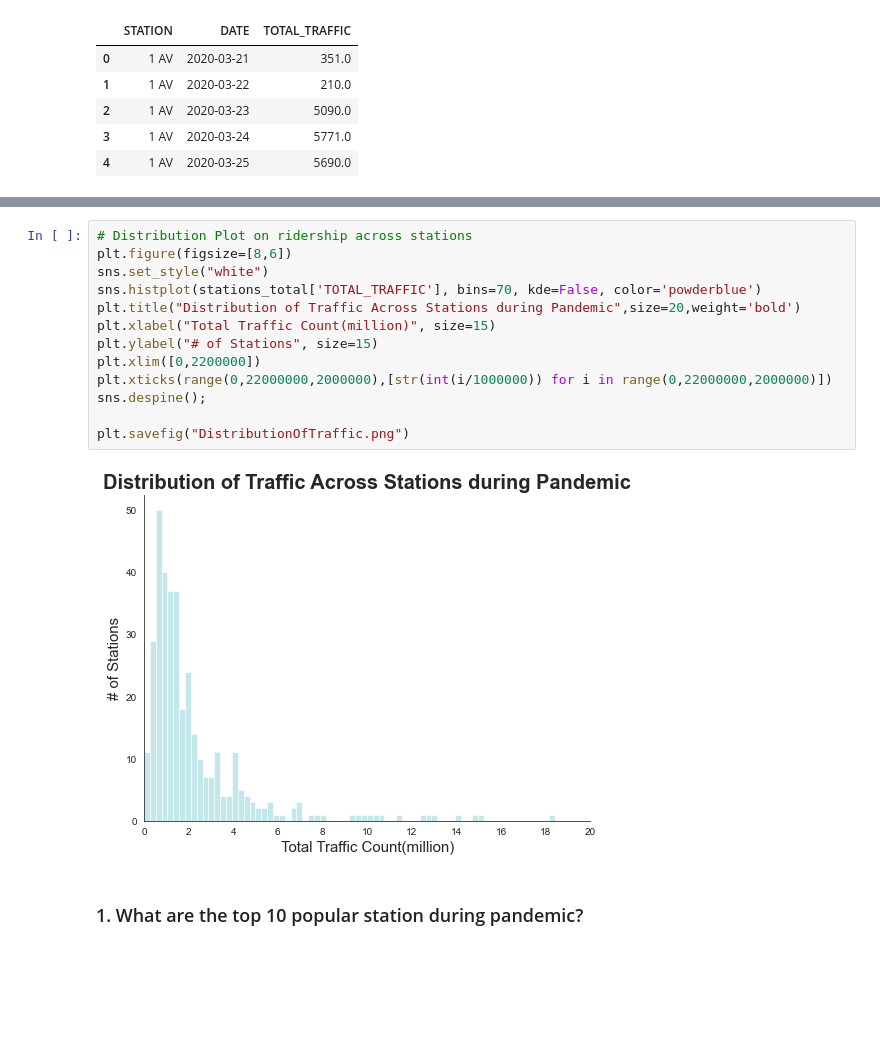
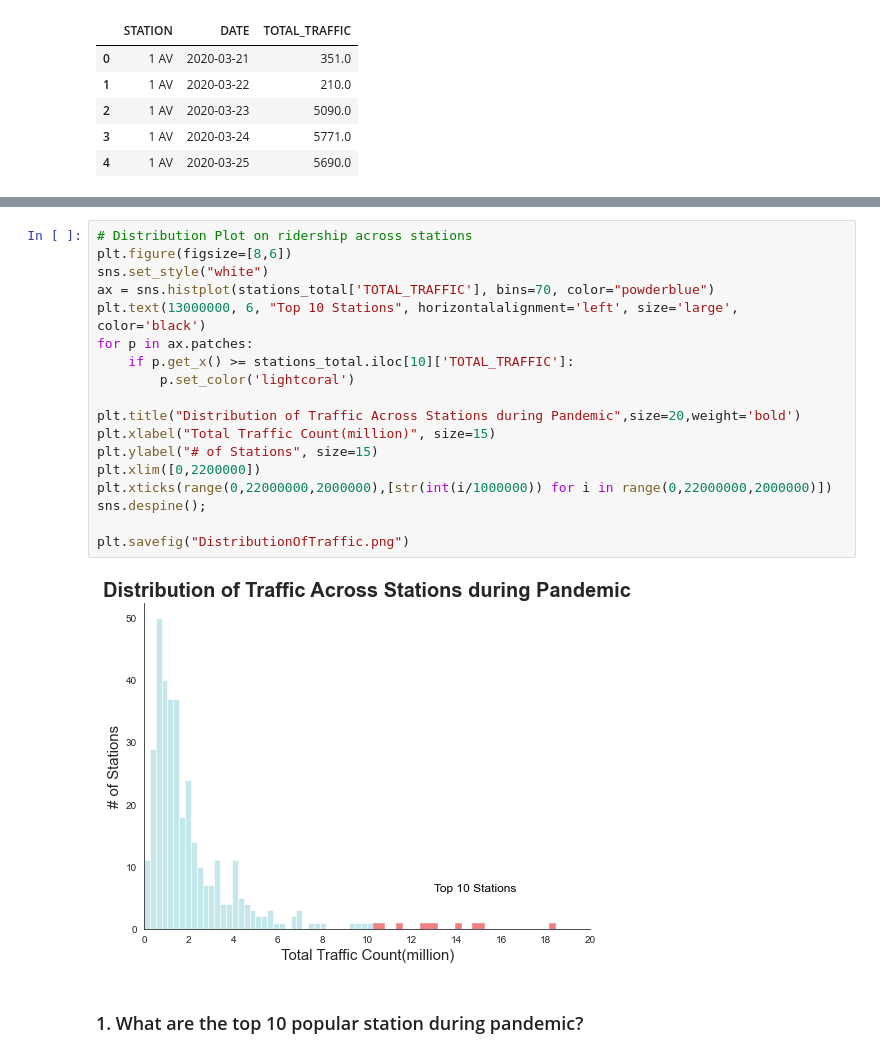
Before and after one commit to crystal-ctrl/EDA_MTA_Turnstile, a Jupyter notebook: 3_EDA_data_vis.ipynb, the cells around one changed output, grey strips where cells are left out. Saved outputs shown, nothing was run; the diff lists cells and outputs as text; blank space fills up the shorter version.

```diff
--- a/3_EDA_data_vis.ipynb
+++ b/3_EDA_data_vis.ipynb
@@ -73,18 +74,23 @@ stations_total.head(10)
-# %%
-# Distribution Plot on ridership across stations
-plt.figure(figsize=[8,6])
-sns.set_style("white")
-sns.histplot(stations_total['TOTAL_TRAFFIC'], bins=70, kde=False, color='powderblue')
-plt.title("Distribution of Traffic Across Stations during Pandemic",size=20,weight='bold')
-plt.xlabel("Total Traffic Count(million)", size=15)
-plt.ylabel("# of Stations", size=15)
-plt.xlim([0,2200000])
-plt.xticks(range(0,22000000,2000000),[str(int(i/1000000)) for i in range(0,22000000,2000000)])
-sns.despine();
-
-plt.savefig("DistributionOfTraffic.png")
-# %% [output]
-[figure, removed]
+# %%
+# Distribution Plot on ridership across stations
+plt.figure(figsize=[8,6])
+sns.set_style("white")
+ax = sns.histplot(stations_total['TOTAL_TRAFFIC'], bins=70, color="powderblue")
+plt.text(13000000, 6, "Top 10 Stations", horizontalalignment='left', size='large', color='black')
+for p in ax.patches:
+    if p.get_x() >= stations_total.iloc[10]['TOTAL_TRAFFIC']:
+        p.set_color('lightcoral')
+
+plt.title("Distribution of Traffic Across Stations during Pandemic",size=20,weight='bold')
+plt.xlabel("Total Traffic Count(million)", size=15)
+plt.ylabel("# of Stations", size=15)
+plt.xlim([0,2200000])
+plt.xticks(range(0,22000000,2000000),[str(int(i/1000000)) for i in range(0,22000000,2000000)])
+sns.despine();
+
+plt.savefig("DistributionOfTraffic.png")
+# %% [output]
+[figure, added]
 # %% [markdown]
 ### 1. What are the top 10 popular station during pandemic?
 # %%
```
Also changed, not shown: parts of 1 cell of this notebook, 2 other files.
